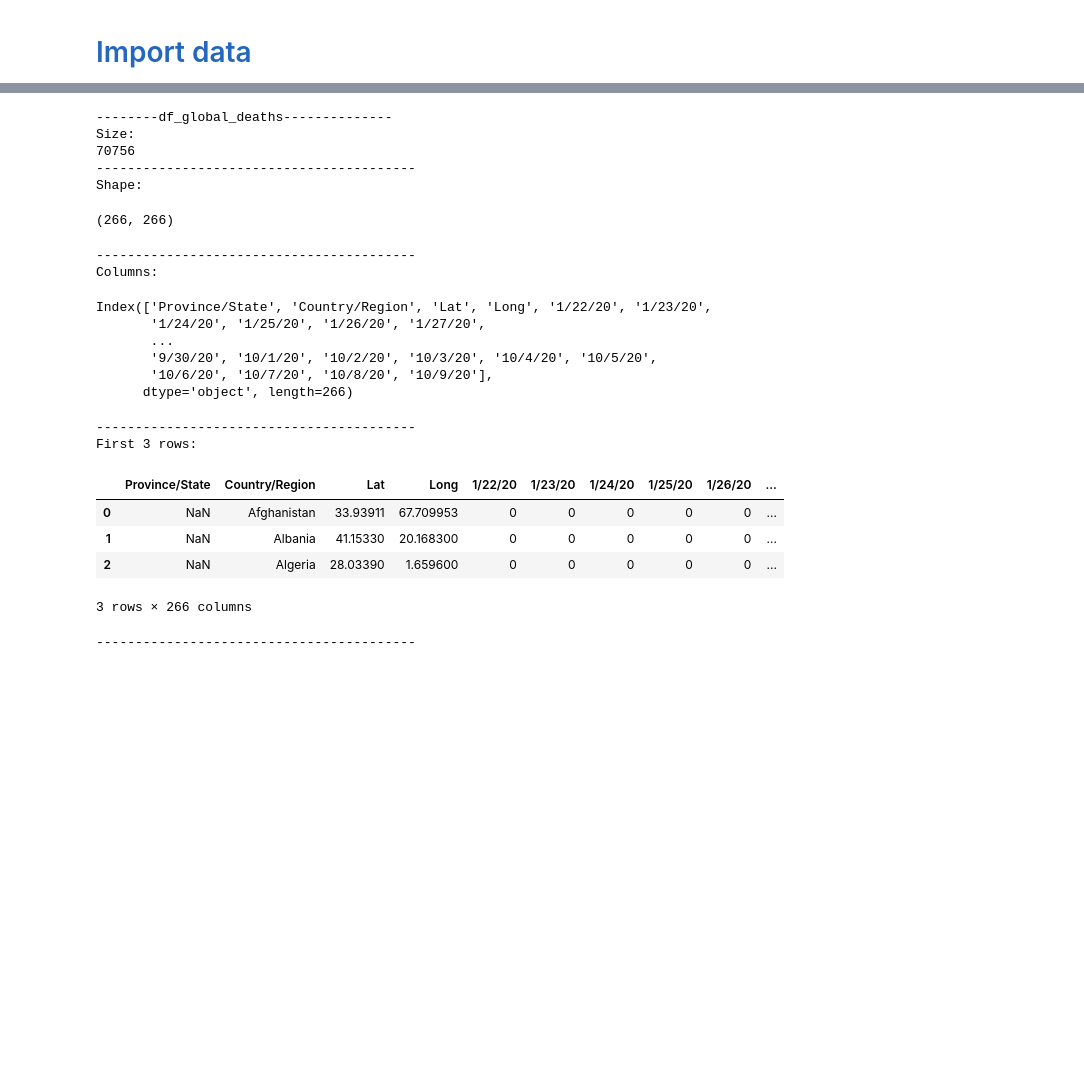
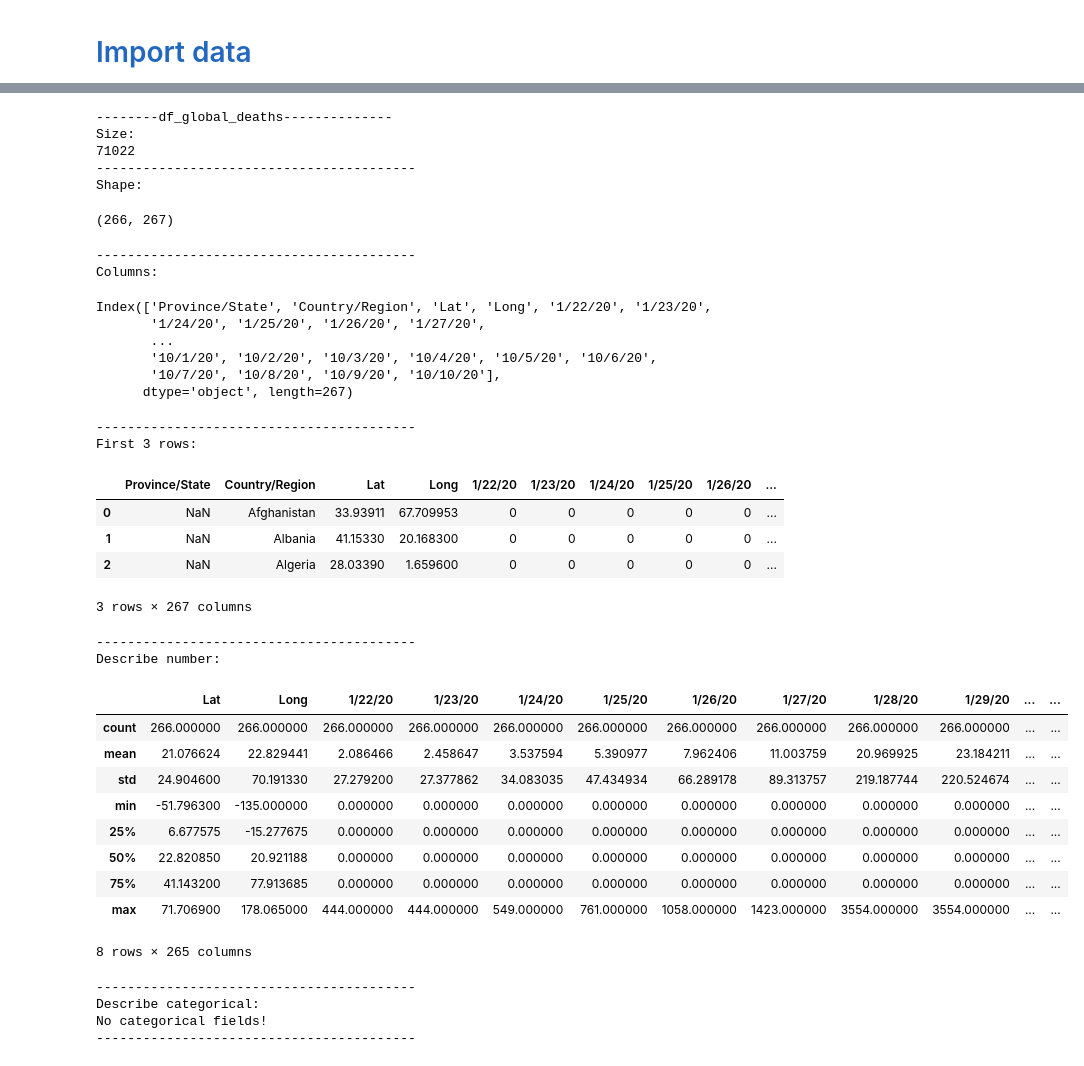
Before and after one commit to lveagithub/barcelonads, a Jupyter notebook: Session_DS_Stats_1/DataTypes.ipynb, the cells around one changed output, grey strips where cells are left out. Saved outputs shown, nothing was run; the diff lists cells and outputs as text; code cells hidden in the pictures; blank space fills up the shorter version.

```diff
--- a/Session_DS_Stats_1/DataTypes.ipynb
+++ b/Session_DS_Stats_1/DataTypes.ipynb
@@ -114,39 +150,66 @@ First 3 rows:
 print('--------df_global_deaths--------------')
 print('Size:')
 print(files_jhu_csse_obj.df_global_deaths.size)
 print('-----------------------------------------')
 print('Shape:')
 files_jhu_csse_obj.df_global_deaths.shape
 print('-----------------------------------------')
 print('Columns:')
 files_jhu_csse_obj.df_global_deaths.columns
 print('-----------------------------------------')
 print('First 3 rows:')
 files_jhu_csse_obj.df_global_deaths.head(3)
 print('-----------------------------------------')
+print('Describe number:')
+if df_has_numerical_columns(files_jhu_csse_obj.df_global_deaths):
+    files_jhu_csse_obj.df_global_deaths.describe(include=[np.number])
+else:
+    print("No numeric fields!")
+print('-----------------------------------------')
+print('Describe categorical:')
+if df_has_categorical_columns(files_jhu_csse_obj.df_global_deaths):
+    files_jhu_csse_obj.df_global_deaths.describe(include=['category'])
+else:
+    print("No categorical fields!")
+print('-----------------------------------------')
 # %% [output]
 --------df_global_deaths--------------
 Size:
-70756
+71022
 -----------------------------------------
 Shape:
-(266, 266)
+(266, 267)
 -----------------------------------------
 Columns:
 Index(['Province/State', 'Country/Region', 'Lat', 'Long', '1/22/20', '1/23/20',
        '1/24/20', '1/25/20', '1/26/20', '1/27/20',
        ...
-       '9/30/20', '10/1/20', '10/2/20', '10/3/20', '10/4/20', '10/5/20',
-       '10/6/20', '10/7/20', '10/8/20', '10/9/20'],
-      dtype='object', length=266)
+       '10/1/20', '10/2/20', '10/3/20', '10/4/20', '10/5/20', '10/6/20',
+       '10/7/20', '10/8/20', '10/9/20', '10/10/20'],
+      dtype='object', length=267)
 -----------------------------------------
 First 3 rows:
 |  | Province/State | Country/Region | Lat | Long | 1/22/20 | 1/23/20 | 1/24/20 | 1/25/20 | 1/26/20 | ... |
 | 0 | NaN | Afghanistan | 33.93911 | 67.709953 | 0 | 0 | 0 | 0 | 0 | ... |
 | 1 | NaN | Albania | 41.15330 | 20.168300 | 0 | 0 | 0 | 0 | 0 | ... |
 | 2 | NaN | Algeria | 28.03390 | 1.659600 | 0 | 0 | 0 | 0 | 0 | ... |
-3 rows × 266 columns
+3 rows × 267 columns
 -----------------------------------------
+Describe number:
+|  | Lat | Long | 1/22/20 | 1/23/20 | 1/24/20 | 1/25/20 | 1/26/20 | 1/27/20 | 1/28/20 | 1/29/20 | ... | ... |
+| count | 266.000000 | 266.000000 | 266.000000 | 266.000000 | 266.000000 | 266.000000 | 266.000000 | 266.000000 | 266.000000 | 266.000000 | ... | ... |
+| mean | 21.076624 | 22.829441 | 2.086466 | 2.458647 | 3.537594 | 5.390977 | 7.962406 | 11.003759 | 20.969925 | 23.184211 | ... | ... |
+| std | 24.904600 | 70.191330 | 27.279200 | 27.377862 | 34.083035 | 47.434934 | 66.289178 | 89.313757 | 219.187744 | 220.524674 | ... | ... |
+| min | -51.796300 | -135.000000 | 0.000000 | 0.000000 | 0.000000 | 0.000000 | 0.000000 | 0.000000 | 0.000000 | 0.000000 | ... | ... |
+| 25% | 6.677575 | -15.277675 | 0.000000 | 0.000000 | 0.000000 | 0.000000 | 0.000000 | 0.000000 | 0.000000 | 0.000000 | ... | ... |
+| 50% | 22.820850 | 20.921188 | 0.000000 | 0.000000 | 0.000000 | 0.000000 | 0.000000 | 0.000000 | 0.000000 | 0.000000 | ... | ... |
+| 75% | 41.143200 | 77.913685 | 0.000000 | 0.000000 | 0.000000 | 0.000000 | 0.000000 | 0.000000 | 0.000000 | 0.000000 | ... | ... |
+| max | 71.706900 | 178.065000 | 444.000000 | 444.000000 | 549.000000 | 761.000000 | 1058.000000 | 1423.000000 | 3554.000000 | 3554.000000 | ... | ... |
+8 rows × 265 columns
+-----------------------------------------
+Describe categorical:
+No categorical fields!
+-----------------------------------------
 # %%
 print('--------df_us_deaths--------------')
 print('Size:')
```
Also changed, not shown: parts of 9 cells of this notebook, 1 other file.
